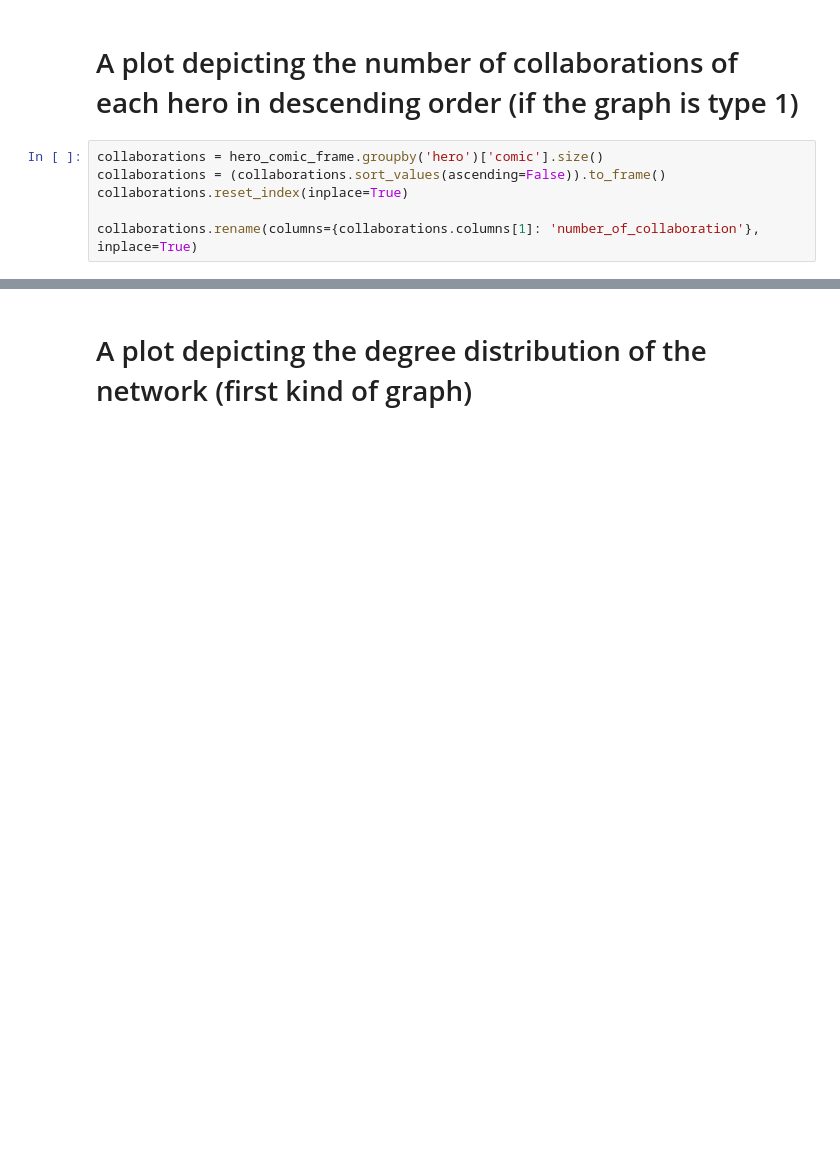
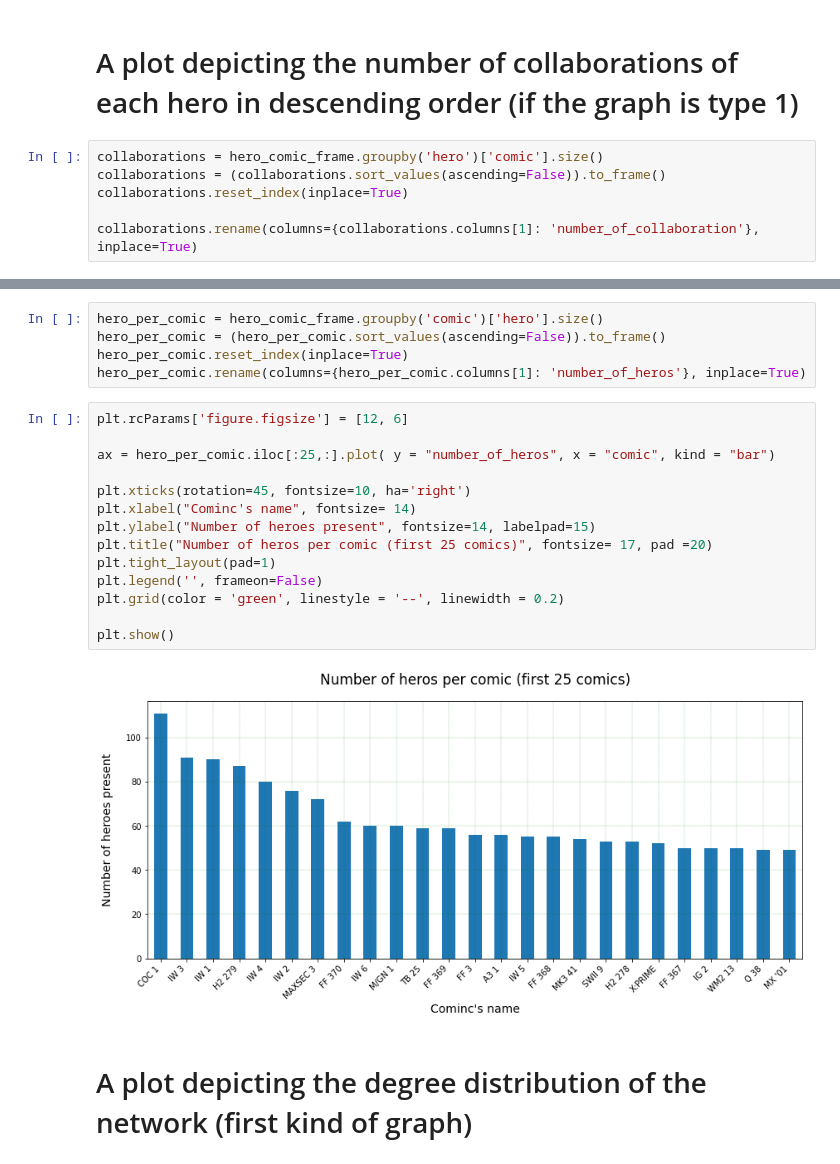
Before and after one commit to suka94/ADM_HW5, a Jupyter notebook: main.ipynb, the cells around one changed output, grey strips where cells are left out. Cells and saved outputs as stored; diff of their text form; blank space fills up the shorter version.

```diff
--- a/main.ipynb
+++ b/main.ipynb
@@ -435,3 +538,24 @@ plt.show()
+# %%
+hero_per_comic = hero_comic_frame.groupby('comic')['hero'].size()
+hero_per_comic = (hero_per_comic.sort_values(ascending=False)).to_frame()
+hero_per_comic.reset_index(inplace=True)
+hero_per_comic.rename(columns={hero_per_comic.columns[1]: 'number_of_heros'}, inplace=True)
+# %%
+plt.rcParams['figure.figsize'] = [12, 6]
+
+ax = hero_per_comic.iloc[:25,:].plot( y = "number_of_heros", x = "comic", kind = "bar")
+
+plt.xticks(rotation=45, fontsize=10, ha='right')
+plt.xlabel("Cominc's name", fontsize= 14)
+plt.ylabel("Number of heroes present", fontsize=14, labelpad=15)
+plt.title("Number of heros per comic (first 25 comics)", fontsize= 17, pad =20)
+plt.tight_layout(pad=1)
+plt.legend('', frameon=False)
+plt.grid(color = 'green', linestyle = '--', linewidth = 0.2)
+
+plt.show()
+# %% [output]
+[figure, added]
 # %% [markdown]
 # A plot depicting the degree distribution of the network (first kind of graph)
 # %%
```
Also changed, not shown: parts of 51 cells of this notebook.
